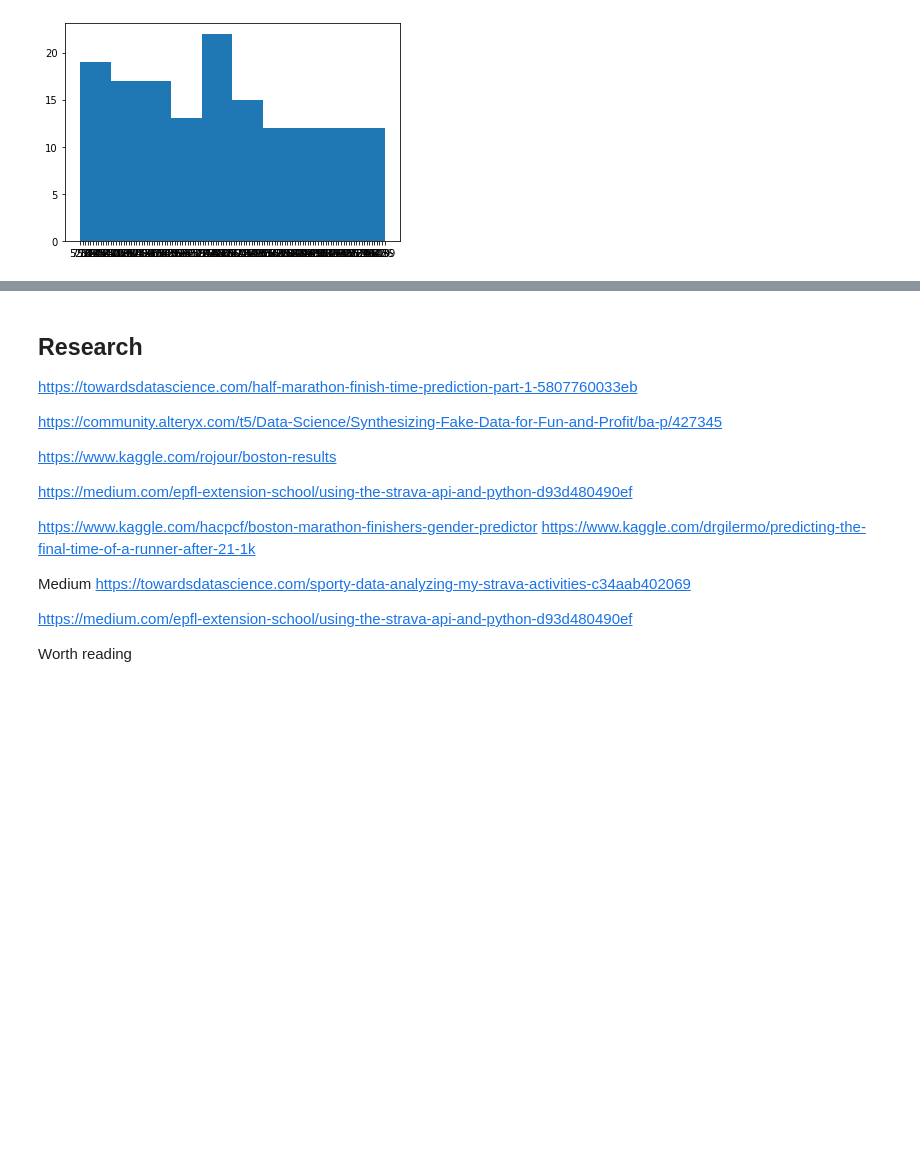
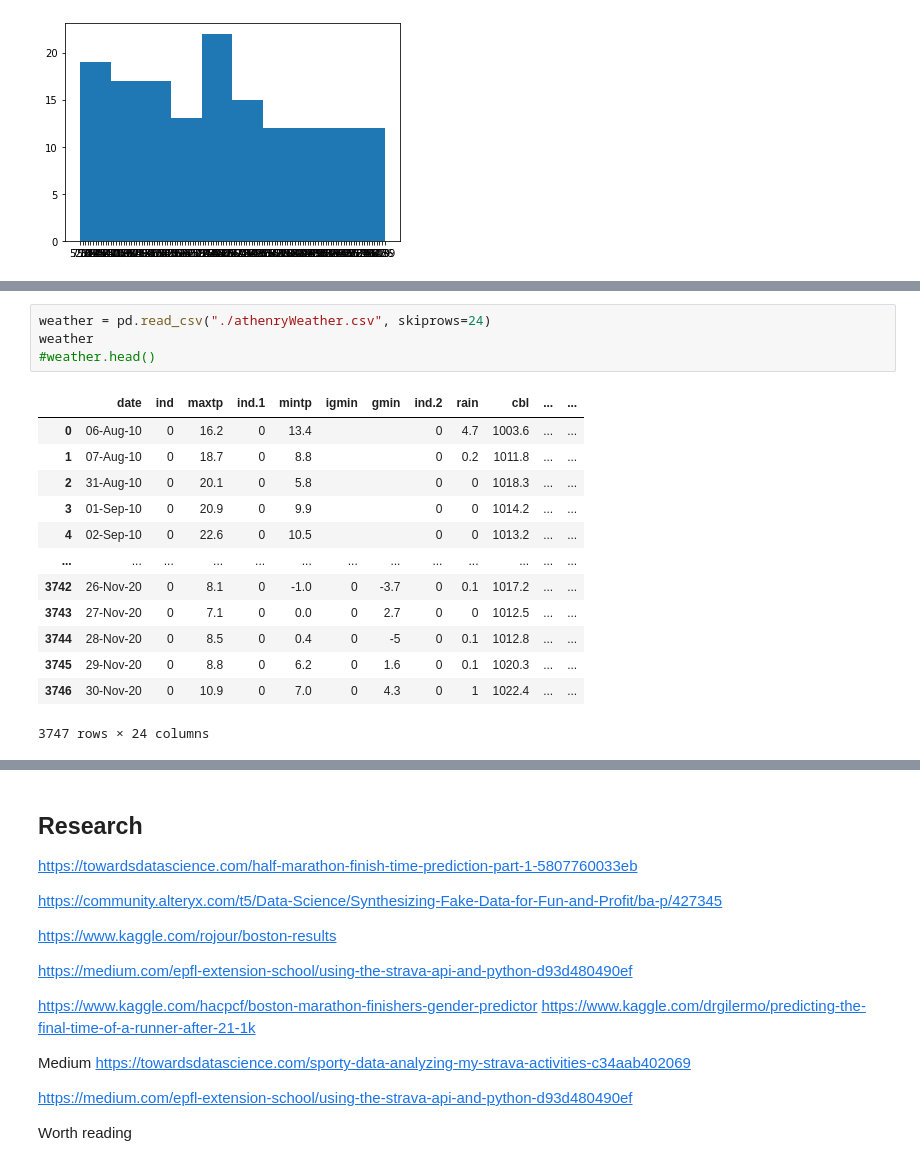
Before and after one commit to eoinlees/PforDA-Project-2020, a Jupyter notebook: Project-2020.ipynb, the cells around one changed output, grey strips where cells are left out. Drawn from its saved outputs; the diff is of its cells as text; blank space fills up the shorter version.

```diff
--- a/Project-2020.ipynb
+++ b/Project-2020.ipynb
@@ -130,0 +138,18 @@ sns.pairplot(StravaData)
+# %%
+weather = pd.read_csv("./athenryWeather.csv", skiprows=24)
+weather
+#weather.head()
+# %% [output]
+|  | date | ind | maxtp | ind.1 | mintp | igmin | gmin | ind.2 | rain | cbl | ... | ... |
+| 0 | 06-Aug-10 | 0 | 16.2 | 0 | 13.4 |  |  | 0 | 4.7 | 1003.6 | ... | ... |
+| 1 | 07-Aug-10 | 0 | 18.7 | 0 | 8.8 |  |  | 0 | 0.2 | 1011.8 | ... | ... |
+| 2 | 31-Aug-10 | 0 | 20.1 | 0 | 5.8 |  |  | 0 | 0 | 1018.3 | ... | ... |
+| 3 | 01-Sep-10 | 0 | 20.9 | 0 | 9.9 |  |  | 0 | 0 | 1014.2 | ... | ... |
+| 4 | 02-Sep-10 | 0 | 22.6 | 0 | 10.5 |  |  | 0 | 0 | 1013.2 | ... | ... |
+| ... | ... | ... | ... | ... | ... | ... | ... | ... | ... | ... | ... | ... |
+| 3742 | 26-Nov-20 | 0 | 8.1 | 0 | -1.0 | 0 | -3.7 | 0 | 0.1 | 1017.2 | ... | ... |
+| 3743 | 27-Nov-20 | 0 | 7.1 | 0 | 0.0 | 0 | 2.7 | 0 | 0 | 1012.5 | ... | ... |
+| 3744 | 28-Nov-20 | 0 | 8.5 | 0 | 0.4 | 0 | -5 | 0 | 0.1 | 1012.8 | ... | ... |
+| 3745 | 29-Nov-20 | 0 | 8.8 | 0 | 6.2 | 0 | 1.6 | 0 | 0.1 | 1020.3 | ... | ... |
+| 3746 | 30-Nov-20 | 0 | 10.9 | 0 | 7.0 | 0 | 4.3 | 0 | 1 | 1022.4 | ... | ... |
+3747 rows × 24 columns
```
Also changed, not shown: parts of 9 cells of this notebook, 3 other files.
